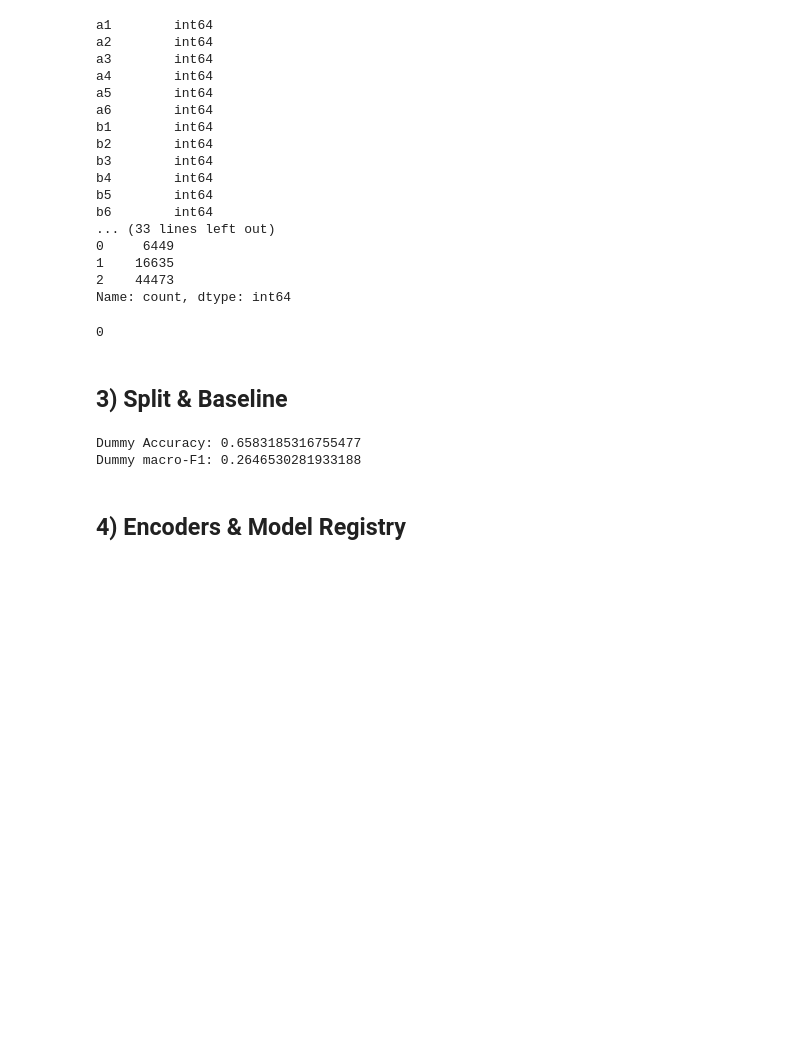
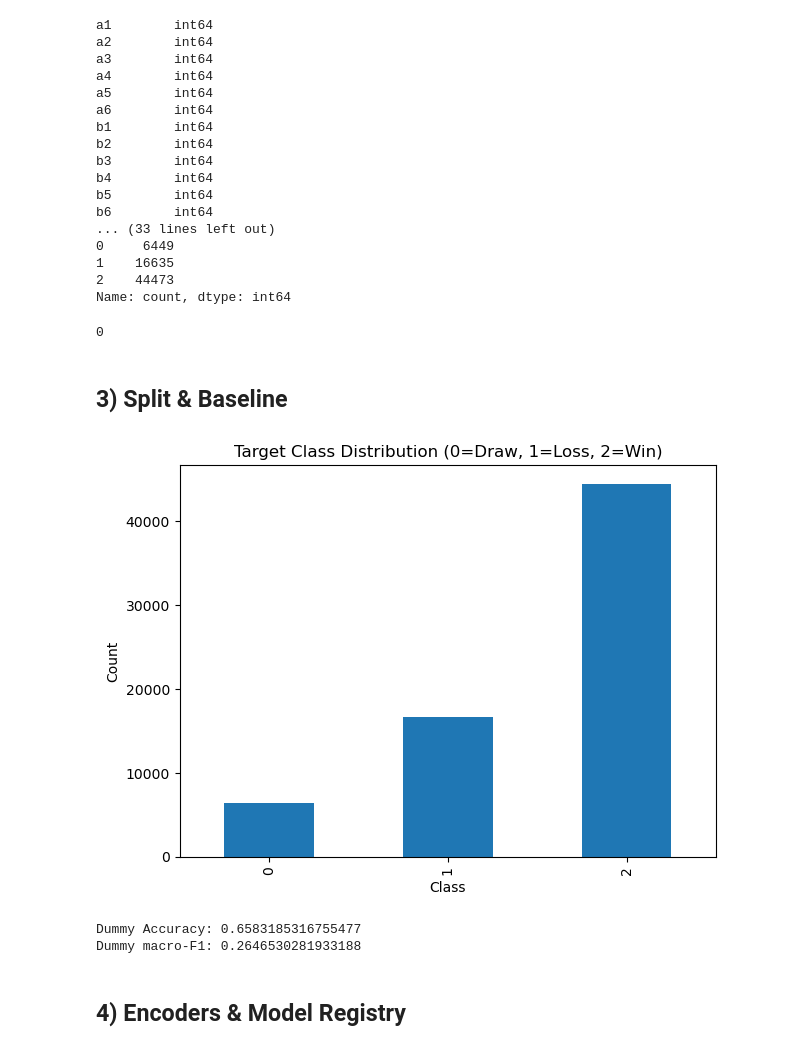
Before and after one commit to aprilgozib/machine_learning, a Jupyter notebook: notebooks/connect42.ipynb, the cells around one changed output. Drawn from its saved outputs; the diff is of its cells as text; code cells hidden in the pictures; blank space fills up the shorter version.

```diff
--- a/notebooks/connect42.ipynb
+++ b/notebooks/connect42.ipynb
@@ -88,6 +88,22 @@ df = df.drop_duplicates()
 0
 # %% [markdown]
 ## 3) Split & Baseline
+# %%
+
+# Target class distribution (imbalance evidence)
+import matplotlib.pyplot as plt
+ax = df['target'].value_counts().sort_index().plot(kind='bar')
+ax.set_title("Target Class Distribution (0=Draw, 1=Loss, 2=Win)")
+ax.set_xlabel("Class"); ax.set_ylabel("Count")
+plt.tight_layout()
+plt.show()
+
+# Notes:
+# - Class '2' (Win) is the majority; class '0' (Draw) is the minority.
+# - Therefore, we emphasize Macro-F1 in model selection.
+# - Board cells (0=empty,1=P1,2=P2) are non-ordinal -> One-Hot encoding is appropriate.
+# %% [output]
+[figure, added]
 # %%
 # train/test split (stratify)
 X, y = df[board_cols], df['target']
```
Also changed, not shown: parts of 2 cells of this notebook, 1 other file.
